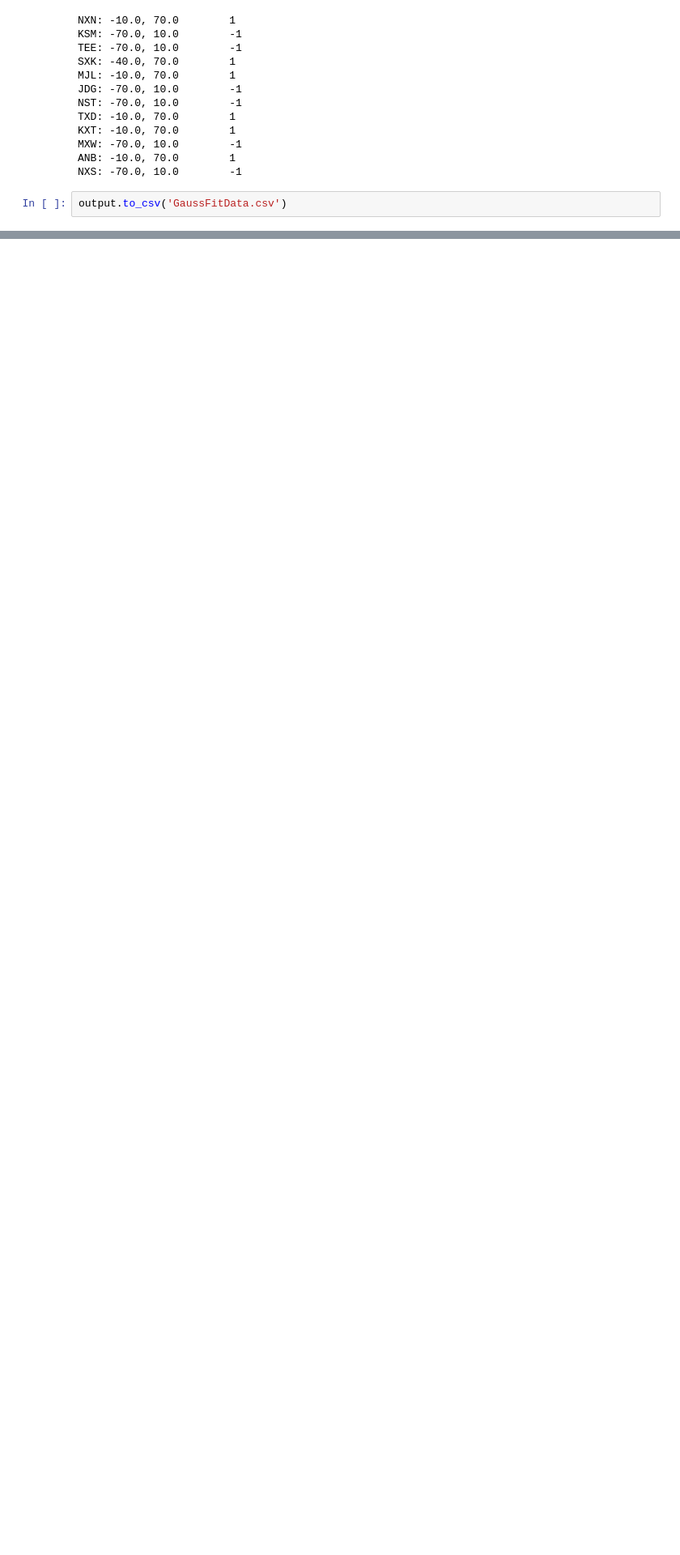
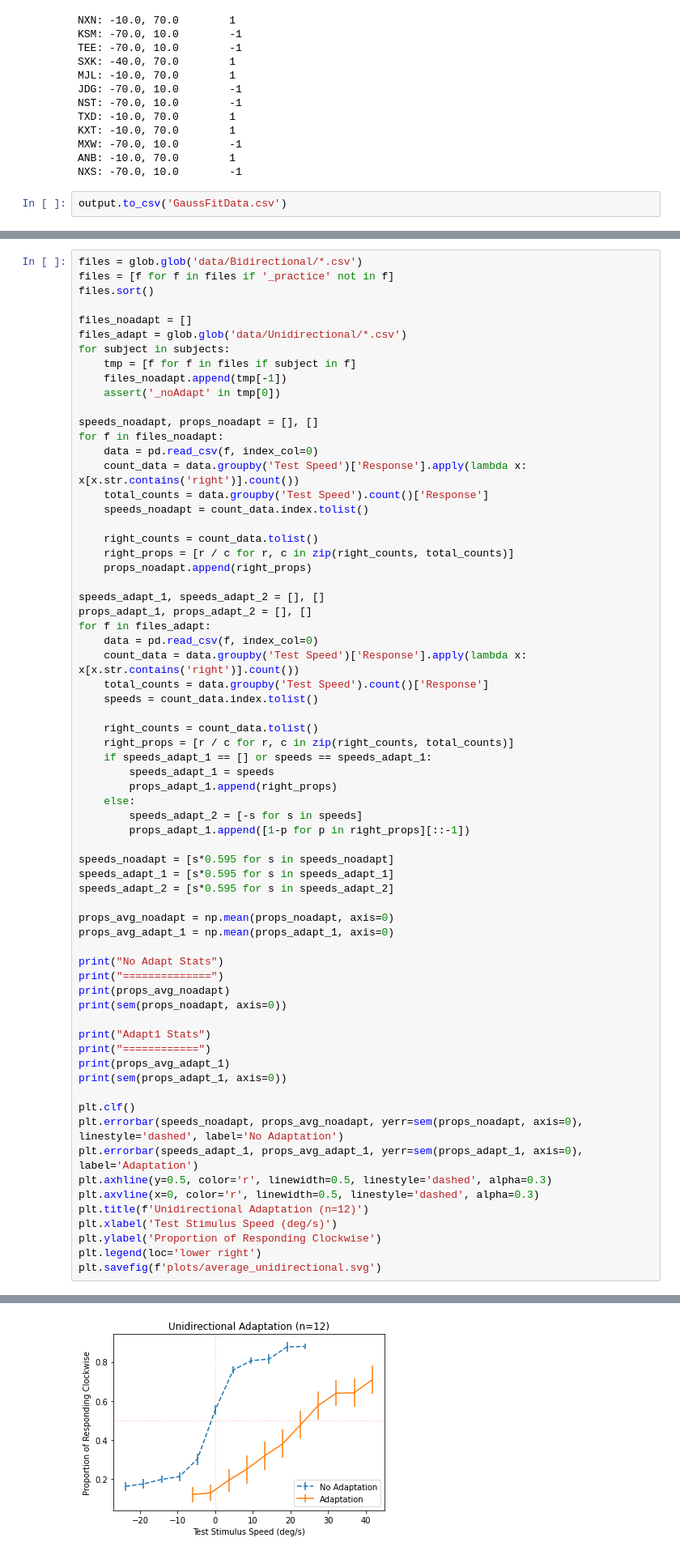
Before and after one commit to alexxyu/mae-experiment, a Jupyter notebook: Psychometric Fitting.ipynb, the cells around one changed output, grey strips where cells are left out. Shown: that part at 81% size. Drawn from its saved outputs; the diff is of its cells as text; blank space fills up the shorter version.

```diff
--- a/Psychometric Fitting.ipynb
+++ b/Psychometric Fitting.ipynb
@@ -96,0 +312,68 @@ output.to_csv('GaussFitData.csv')
+# %%
+files = glob.glob('data/Bidirectional/*.csv')
+files = [f for f in files if '_practice' not in f]
+files.sort()
+
+files_noadapt = []
+files_adapt = glob.glob('data/Unidirectional/*.csv')
+for subject in subjects:
+    tmp = [f for f in files if subject in f]
+    files_noadapt.append(tmp[-1])
+    assert('_noAdapt' in tmp[0])
+
+speeds_noadapt, props_noadapt = [], []
+for f in files_noadapt:
+    data = pd.read_csv(f, index_col=0)
+    count_data = data.groupby('Test Speed')['Response'].apply(lambda x: x[x.str.contains('right')].count())
+    total_counts = data.groupby('Test Speed').count()['Response']
+    speeds_noadapt = count_data.index.tolist()
+
+    right_counts = count_data.tolist()
+    right_props = [r / c for r, c in zip(right_counts, total_counts)]
+    props_noadapt.append(right_props)
+
+speeds_adapt_1, speeds_adapt_2 = [], []
+props_adapt_1, props_adapt_2 = [], []
+for f in files_adapt:
+    data = pd.read_csv(f, index_col=0)
+    count_data = data.groupby('Test Speed')['Response'].apply(lambda x: x[x.str.contains('right')].count())
+    total_counts = data.groupby('Test Speed').count()['Response']
+    speeds = count_data.index.tolist()
+
+    right_counts = count_data.tolist()
+    right_props = [r / c for r, c in zip(right_counts, total_counts)]
+    if speeds_adapt_1 == [] or speeds == speeds_adapt_1:
+        speeds_adapt_1 = speeds
+        props_adapt_1.append(right_props)
+    else:
+        speeds_adapt_2 = [-s for s in speeds]
+        props_adapt_1.append([1-p for p in right_props][::-1])
+
+speeds_noadapt = [s*0.595 for s in speeds_noadapt]
+speeds_adapt_1 = [s*0.595 for s in speeds_adapt_1]
+speeds_adapt_2 = [s*0.595 for s in speeds_adapt_2]
+
+props_avg_noadapt = np.mean(props_noadapt, axis=0)
+props_avg_adapt_1 = np.mean(props_adapt_1, axis=0)
+
+print("No Adapt Stats")
+print("==============")
+print(props_avg_noadapt)
+print(sem(props_noadapt, axis=0))
+
+print("Adapt1 Stats")
+print("============")
+print(props_avg_adapt_1)
+print(sem(props_adapt_1, axis=0))
+
+plt.clf()
+plt.errorbar(speeds_noadapt, props_avg_noadapt, yerr=sem(props_noadapt, axis=0), linestyle='dashed', label='No Adaptation')
+plt.errorbar(speeds_adapt_1, props_avg_adapt_1, yerr=sem(props_adapt_1, axis=0), label='Adaptation')
+plt.axhline(y=0.5, color='r', linewidth=0.5, linestyle='dashed', alpha=0.3)
+plt.axvline(x=0, color='r', linewidth=0.5, linestyle='dashed', alpha=0.3)
+plt.title(f'Unidirectional Adaptation (n=12)')
+plt.xlabel('Test Stimulus Speed (deg/s)')
+plt.ylabel('Proportion of Responding Clockwise')
+plt.legend(loc='lower right')
+plt.savefig(f'plots/average_unidirectional.svg')
+# %% [output]
@@ -96,0 +392 @@ output.to_csv('GaussFitData.csv')
+[figure, added]
```
Also changed, not shown: parts of 6 cells of this notebook.
